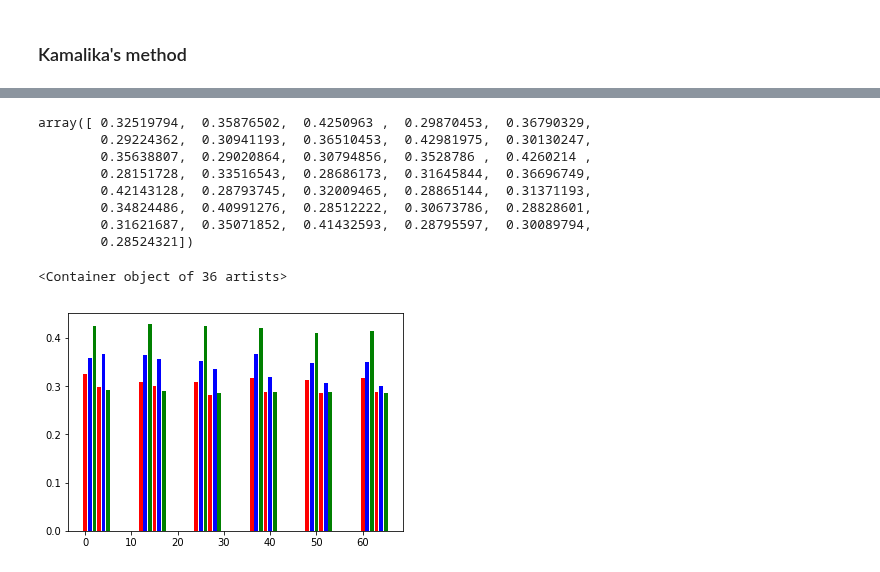
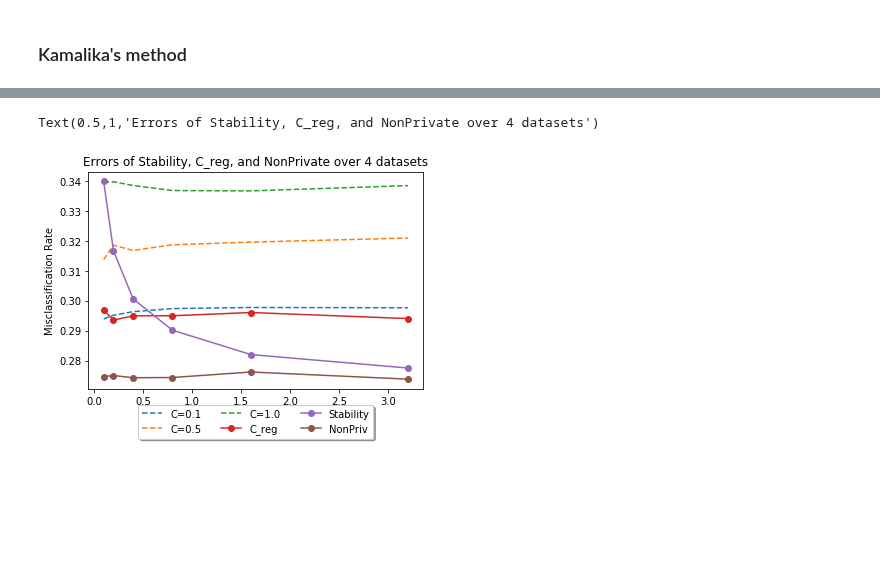
Before and after one commit to jimola/S18_Research, a Jupyter notebook: Python/LogRegChoice.ipynb, the cells around one changed output, grey strips where cells are left out. Cells and saved outputs as stored; diff of their text form; code cells hidden in the pictures; blank space fills up the shorter version.

Commit message:
Made some Logistic Regression improvements

```diff
--- a/Python/LogRegChoice.ipynb
+++ b/Python/LogRegChoice.ipynb
@@ -216,10 +178,3 @@ def split_db(db, prng=None):
-# %%
-#Database Generation:
-#Unfortunately, these have to be lists, not generators
-adult_data = load_or_run('adult.p', lambda: list(split_db(adult, prng)))
-default_data = load_or_run('default.p', lambda: list(split_db(default, prng)))
-lending_data = load_or_run('lending.p', lambda: list(split_db(lending, prng)))
-magic_data = load_or_run('magic.p', lambda: list(split_db(magic, prng)))
 # %%
 def get_cm(db):
     return DTChoice(db, DBMetafeatures(), {a.name: a for a in alg_list})
@@ -234,12 +189,12 @@ magic_cm = get_cm(magic_data)
 # %%
-#adult_cm = pickle.load(open('log_regression_metadata/adult_cm.p', 'rb'))
-#default_cm = pickle.load(open('log_regression_metadata/default_cm.p', 'rb'))
-#lending_cm = pickle.load(open('log_regression_metadata/lending_cm.p', 'rb'))
-#magic_cm = pickle.load(open('log_regression_metadata/magic_cm.p', 'rb'))
-pickle.dump(adult_cm, open('log_regression_metadata/adult_cm.p', 'wb'))
-pickle.dump(default_cm, open('log_regression_metadata/default_cm.p', 'wb'))
-pickle.dump(lending_cm, open('log_regression_metadata/lending_cm.p', 'wb'))
-pickle.dump(magic_cm, open('log_regression_metadata/magic_cm.p', 'wb'))
+adult_cm = pickle.load(open('log_regression_metadata/adult_cm.p', 'rb'))
+default_cm = pickle.load(open('log_regression_metadata/default_cm.p', 'rb'))
+lending_cm = pickle.load(open('log_regression_metadata/lending_cm.p', 'rb'))
+magic_cm = pickle.load(open('log_regression_metadata/magic_cm.p', 'rb'))
+#pickle.dump(adult_cm, open('log_regression_metadata/adult_cm.p', 'wb'))
+#pickle.dump(default_cm, open('log_regression_metadata/default_cm.p', 'wb'))
+#pickle.dump(lending_cm, open('log_regression_metadata/lending_cm.p', 'wb'))
+#pickle.dump(magic_cm, open('log_regression_metadata/magic_cm.p', 'wb'))
 # %%
 #Experiment 1: Test the adult data and the lending data's prediction power on default data.
 #Trials are cached within lending and adult data
@@ -296,12 +257,10 @@ for i in range(len(magic_data)):
 epsilons = [db.epsilon for db in lending_data_test]
 # %%
 adult_errors = [adult_test_cm.get_errors(x, ratio=0.2) for x in adult_data_test]
-adult_errors = pd.concat(adult_errors)
-adult_errors = adult_errors.reset_index(drop=True)
+adult_errors = pd.concat(adult_errors, ignore_index=True)
 # %%
 lending_errors = [lending_test_cm.get_errors(x, ratio=0.2) for x in lending_data_test]
-lending_errors = pd.concat(lending_errors)
-lending_errors = lending_errors.reset_index(drop=True)
+lending_errors = pd.concat(lending_errors, ignore_index=True)
 # %%
 default_errors = [default_test_cm.get_errors(x, ratio=0.2) for x in default_data_test]
 default_errors = pd.concat(default_errors, ignore_index=True)
@@ -415,19 +366,13 @@ NameError: name 'alg_list' is not defined
-# %%
-x_pos = np.array([12*x + y for x in range(6) for y in range(6)])
-colors = ['red', 'blue', 'green']*3
-np.array(tst).flatten()
-# %% [output]
-array([ 0.32519794,  0.35876502,  0.4250963 ,  0.29870453,  0.36790329,
-        0.29224362,  0.30941193,  0.36510453,  0.42981975,  0.30130247,
-        0.35638807,  0.29020864,  0.30794856,  0.3528786 ,  0.4260214 ,
-        0.28151728,  0.33516543,  0.28686173,  0.31645844,  0.36696749,
-        0.42143128,  0.28793745,  0.32009465,  0.28865144,  0.31371193,
-        0.34824486,  0.40991276,  0.28512222,  0.30673786,  0.28828601,
-        0.31621687,  0.35071852,  0.41432593,  0.28795597,  0.30089794,
-        0.28524321])
-# %%
-fig, axis = plt.subplots()
-axis.bar(x_pos, np.array(tst).flatten(), color=colors)
-# %% [output]
-<Container object of 36 artists>
-[figure, removed]
+# %%
+fig, axis=plt.subplots()
+for a in alg_list:
+    axis.plot(tst.index, tst[a.name], '--', label='C=%s' % a.name)
+axis.plot(tst.index, tst['cm'], 'o-', label='C_reg')
+axis.plot(tst.index, tst['Stability'], 'o-', label='Stability')
+axis.plot(tst.index, tst['NonPrivate'], 'o-', label='NonPriv')
+axis.legend(loc='upper center', bbox_to_anchor=(0.5, -0.05),  shadow=True, ncol=3)
+axis.set_ylabel('Misclassification Rate')
+axis.set_title('Errors of Stability, C_reg, and NonPrivate over 4 datasets')
+# %% [output]
+Text(0.5,1,'Errors of Stability, C_reg, and NonPrivate over 4 datasets')
+[figure, added]
```
Also changed, not shown: parts of 37 cells of this notebook, 12 other files.
